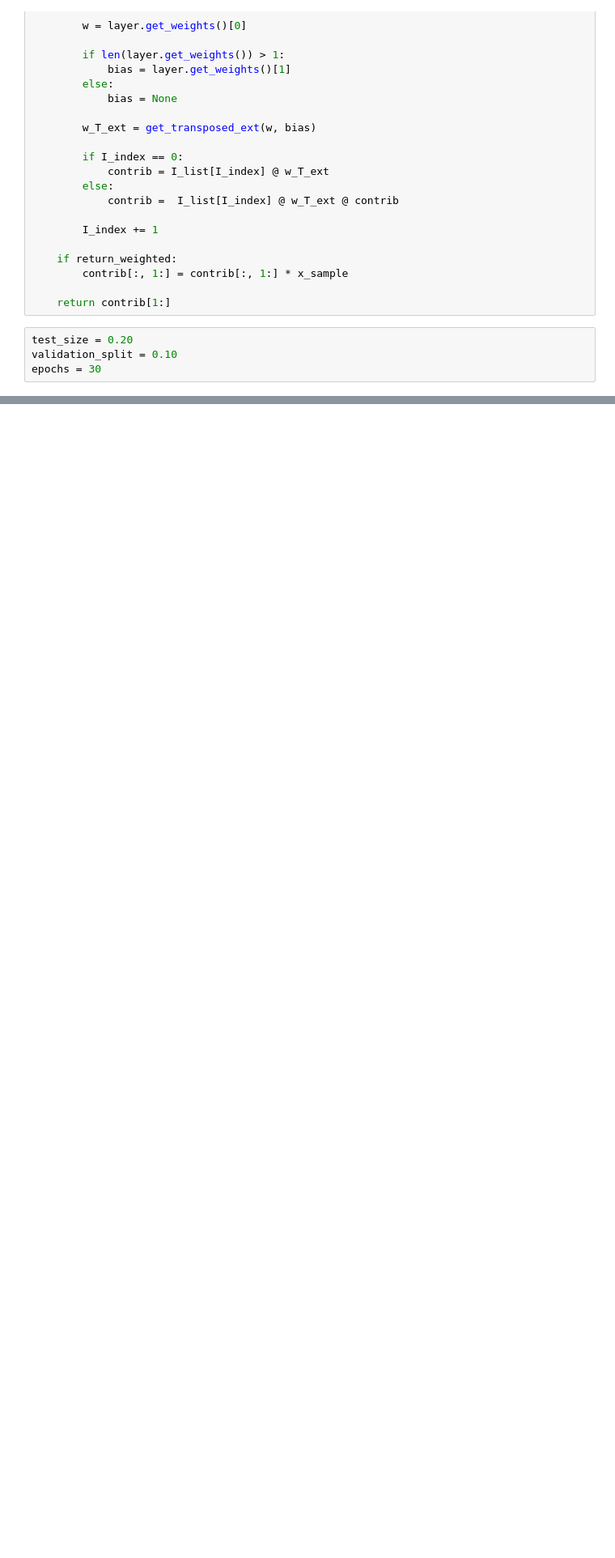
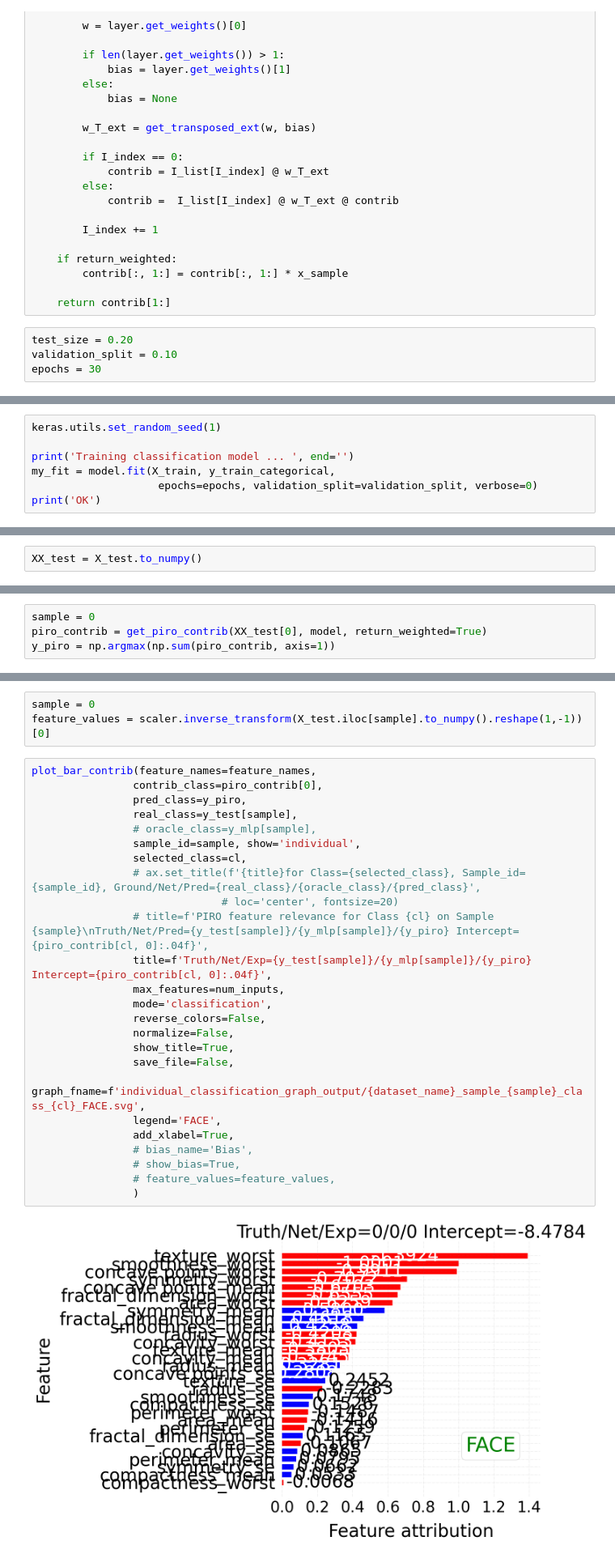
Before and after one commit to CarlesBou/for_deletion, a Jupyter notebook: Untitled6.ipynb, the cells around one changed output, grey strips where cells are left out. Shown at 81% size. Saved outputs shown, nothing was run; the diff lists cells and outputs as text; blank space fills up the shorter version.

```diff
--- a/Untitled6.ipynb
+++ b/Untitled6.ipynb
@@ -76,0 +130,7 @@ epochs = 30
+# %%
+keras.utils.set_random_seed(1)
+
+print('Training classification model ... ', end='')
+my_fit = model.fit(X_train, y_train_categorical,
+                    epochs=epochs, validation_split=validation_split, verbose=0)
+print('OK')
@@ -76,0 +151,2 @@ epochs = 30
+# %%
+XX_test = X_test.to_numpy()
@@ -76,0 +157,4 @@ epochs = 30
+# %%
+sample = 0
+piro_contrib = get_piro_contrib(XX_test[0], model, return_weighted=True)
+y_piro = np.argmax(np.sum(piro_contrib, axis=1))
@@ -76,0 +337,30 @@ epochs = 30
+# %%
+sample = 0
+feature_values = scaler.inverse_transform(X_test.iloc[sample].to_numpy().reshape(1,-1))[0]
+# %%
+plot_bar_contrib(feature_names=feature_names,
+                contrib_class=piro_contrib[0],
+                pred_class=y_piro,
+                real_class=y_test[sample],
+                # oracle_class=y_mlp[sample],
+                sample_id=sample, show='individual',
+                selected_class=cl,
+                # ax.set_title(f'{title}for Class={selected_class}, Sample_id={sample_id}, Ground/Net/Pred={real_class}/{oracle_class}/{pred_class}',
+                              # loc='center', fontsize=20)
+                # title=f'PIRO feature relevance for Class {cl} on Sample {sample}\nTruth/Net/Pred={y_test[sample]}/{y_mlp[sample]}/{y_piro} Intercept={piro_contrib[cl, 0]:.04f}',
+                title=f'Truth/Net/Exp={y_test[sample]}/{y_mlp[sample]}/{y_piro} Intercept={piro_contrib[cl, 0]:.04f}',
+                max_features=num_inputs,
+                mode='classification',
+                reverse_colors=False,
+                normalize=False,
+                show_title=True,
+                save_file=False,
+                graph_fname=f'individual_classification_graph_output/{dataset_name}_sample_{sample}_class_{cl}_FACE.svg',
+                legend='FACE',
+                add_xlabel=True,
+                # bias_name='Bias',
+                # show_bias=True,
+                # feature_values=feature_values,
+                )
+# %% [output]
+[figure, added]
```
Also changed, not shown: parts of 14 cells of this notebook.
